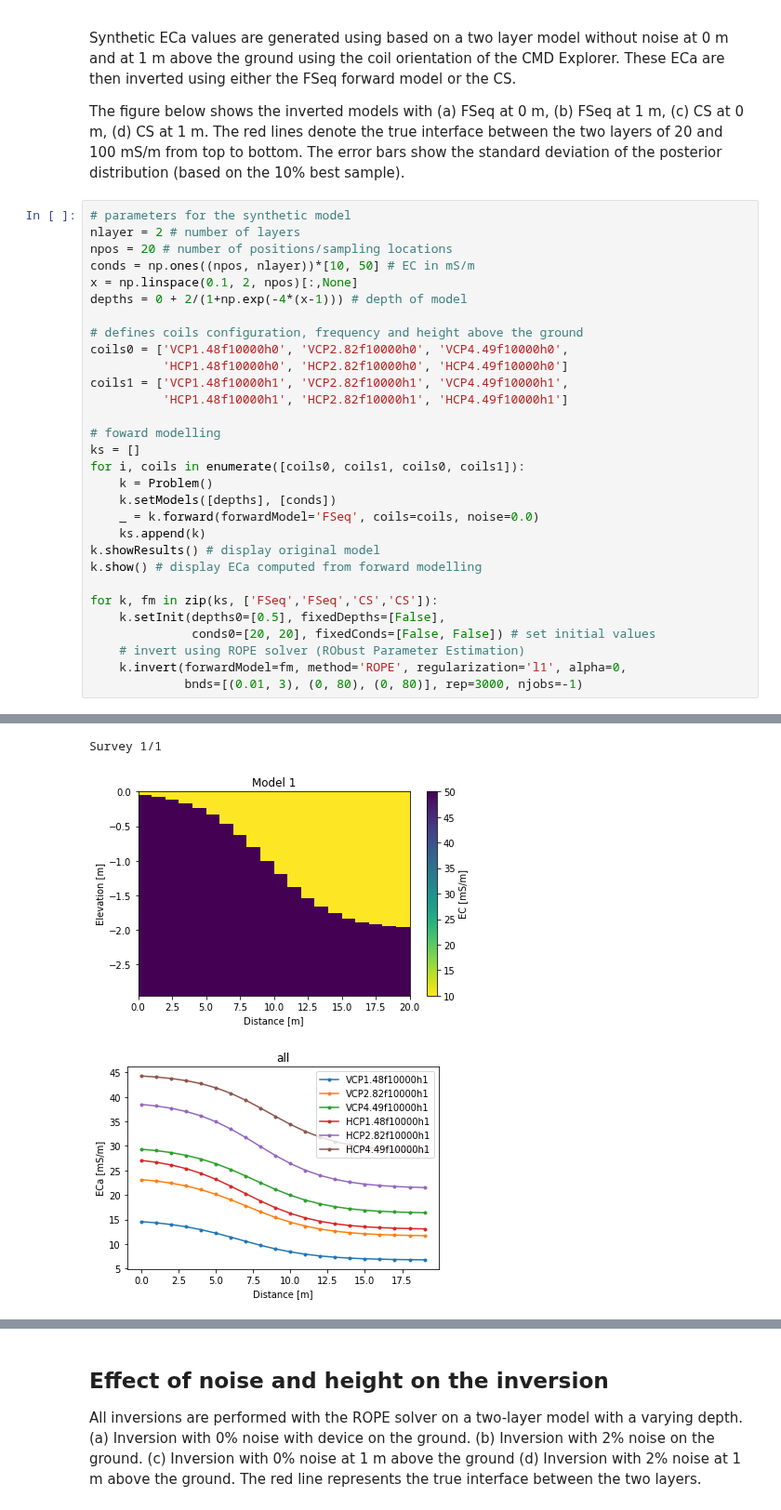
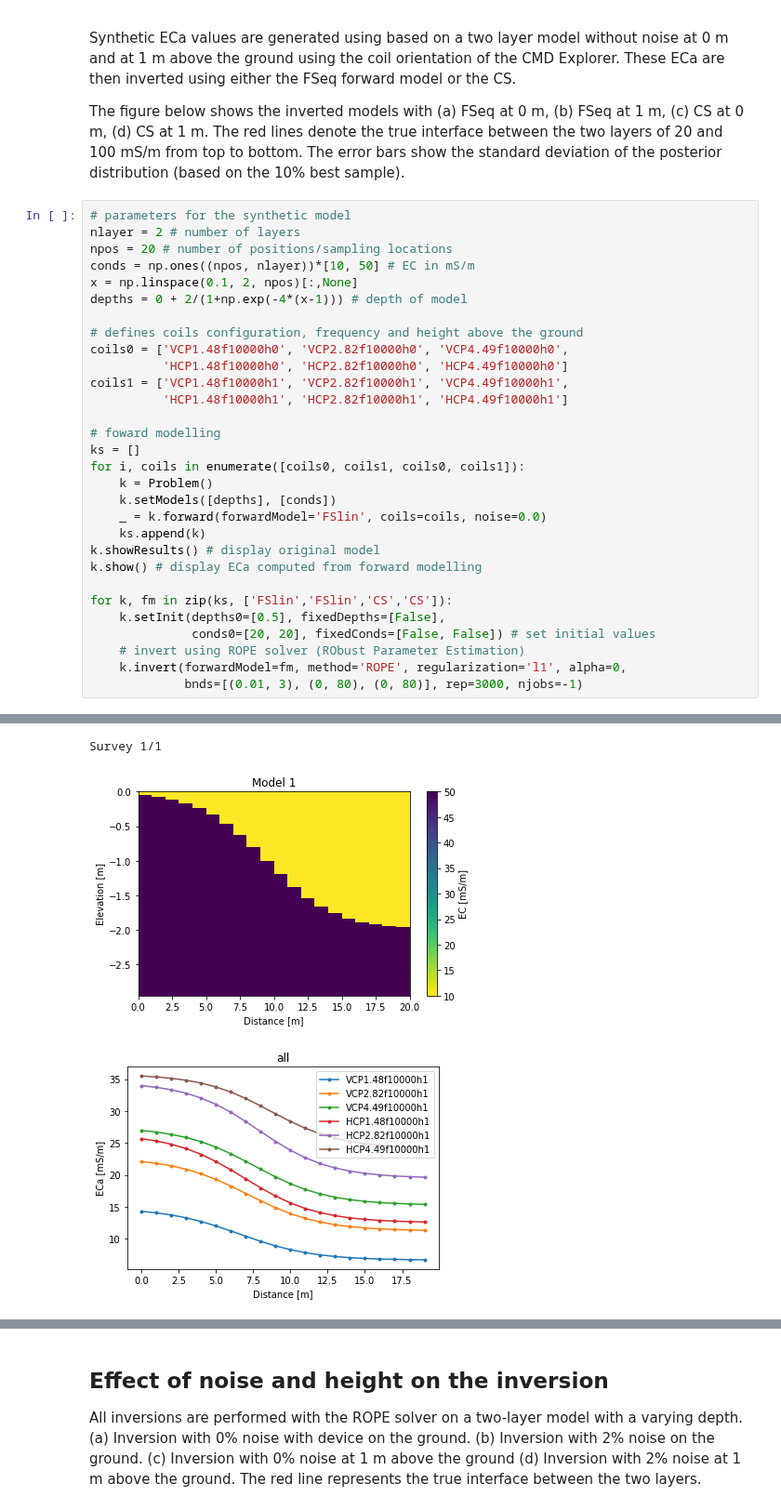
Before and after one commit to hkexgroup/emagpy, a Jupyter notebook: jupyter-notebook/em-paper.ipynb, the cells around one changed output, grey strips where cells are left out. Shown at 93% size. Saved outputs shown, nothing was run; the diff lists cells and outputs as text.

```diff
--- a/jupyter-notebook/em-paper.ipynb
+++ b/jupyter-notebook/em-paper.ipynb
@@ -137,36 +137,36 @@ depths = 0 + 2/(1+np.exp(-4*(x-1))) # depth of model
 # defines coils configuration, frequency and height above the ground
 coils0 = ['VCP1.48f10000h0', 'VCP2.82f10000h0', 'VCP4.49f10000h0',
           'HCP1.48f10000h0', 'HCP2.82f10000h0', 'HCP4.49f10000h0']
 coils1 = ['VCP1.48f10000h1', 'VCP2.82f10000h1', 'VCP4.49f10000h1',
           'HCP1.48f10000h1', 'HCP2.82f10000h1', 'HCP4.49f10000h1']
 
 # foward modelling
 ks = []
 for i, coils in enumerate([coils0, coils1, coils0, coils1]):
     k = Problem()
     k.setModels([depths], [conds])
-    _ = k.forward(forwardModel='FSeq', coils=coils, noise=0.0)
+    _ = k.forward(forwardModel='FSlin', coils=coils, noise=0.0)
     ks.append(k)
 k.showResults() # display original model
 k.show() # display ECa computed from forward modelling
 
-for k, fm in zip(ks, ['FSeq','FSeq','CS','CS']):
+for k, fm in zip(ks, ['FSlin','FSlin','CS','CS']):
     k.setInit(depths0=[0.5], fixedDepths=[False],
               conds0=[20, 20], fixedConds=[False, False]) # set initial values
     # invert using ROPE solver (RObust Parameter Estimation)
     k.invert(forwardModel=fm, method='ROPE', regularization='l1', alpha=0,
              bnds=[(0.01, 3), (0, 80), (0, 80)], rep=3000, njobs=-1)
 # %% [output]
 Forward modelling
 Forward modelling
 Forward modelling
 Forward modelling
 Survey 1/1
 Survey 1/1
 Survey 1/1
 Survey 1/1
 [figure]
-[figure, old version]
+[figure, new version]
 # %%
 # figure
 titles = ['(a) FS 0 m', '(b) FS 1 m', '(c) CS 0 m', '(d) CS 1 m']
```
Also changed, not shown: parts of 11 cells of this notebook, 3 other files.
